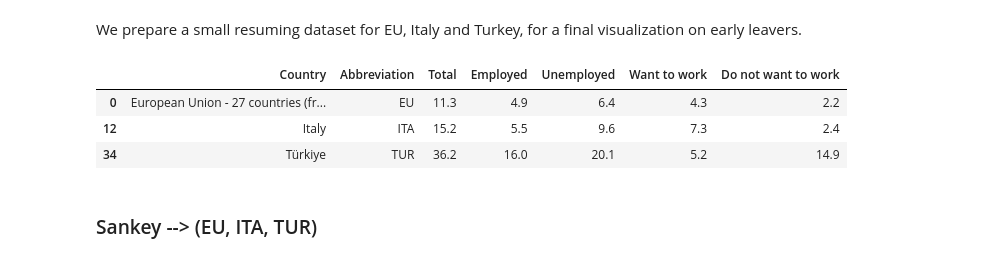
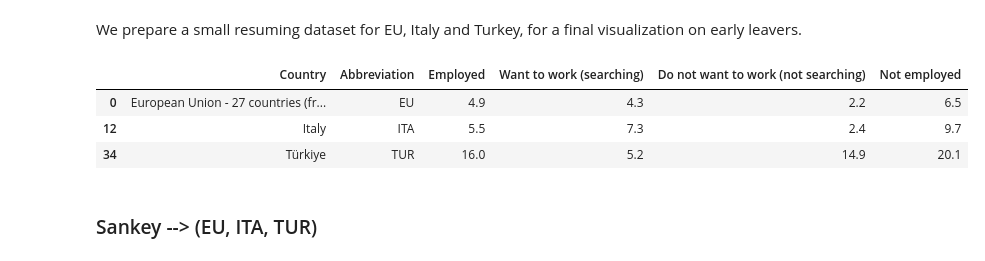
Before and after one commit to VittorioBartolomeoSecondin/DVISProject-CAValli_Team, a Jupyter notebook: Preprocessing_story2.ipynb, the cells around one changed output. Drawn from its saved outputs; the diff is of its cells as text; code cells hidden in the pictures.

```diff
--- a/Preprocessing_story2.ipynb
+++ b/Preprocessing_story2.ipynb
@@ -692,32 +692,26 @@ for year in years:
 # %% [markdown]
 We prepare a small resuming dataset for EU, Italy and Turkey, for a final visualization on early leavers.
 # %%
-early_leavers_sheets[f'early_leavers_sheet1']['Total'] = round(early_leavers_sheets[f'early_leavers_sheet1'].iloc[:, 1:15].mean(axis = 1), 1)
-total_df = early_leavers_sheets[f'early_leavers_sheet1'][['Country', 'Abbreviation', 'Total']]
-
 early_leavers_sheets[f'early_leavers_sheet2']['Employed'] = round(early_leavers_sheets[f'early_leavers_sheet2'].iloc[:, 1:15].mean(axis = 1), 1)
 employed_df = early_leavers_sheets[f'early_leavers_sheet2'][['Country', 'Abbreviation', 'Employed']]
 
-early_leavers_sheets[f'early_leavers_sheet3']['Unemployed'] = round(early_leavers_sheets[f'early_leavers_sheet3'].iloc[:, 1:15].mean(axis = 1), 1)
-unemployed_df = early_leavers_sheets[f'early_leavers_sheet3'][['Country', 'Abbreviation', 'Unemployed']]
+early_leavers_sheets[f'early_leavers_sheet4']['Want to work (searching)'] = round(early_leavers_sheets[f'early_leavers_sheet4'].iloc[:, 1:15].mean(axis = 1), 1)
+want_to_work_df = early_leavers_sheets[f'early_leavers_sheet4'][['Country', 'Abbreviation', 'Want to work (searching)']]
 
-early_leavers_sheets[f'early_leavers_sheet4']['Want to work'] = round(early_leavers_sheets[f'early_leavers_sheet4'].iloc[:, 1:15].mean(axis = 1), 1)
-want_to_work_df = early_leavers_sheets[f'early_leavers_sheet4'][['Country', 'Abbreviation', 'Want to work']]
-
-early_leavers_sheets[f'early_leavers_sheet5']['Do not want to work'] = round(early_leavers_sheets[f'early_leavers_sheet5'].iloc[:, 1:15].mean(axis = 1), 1)
-do_not_want_to_work_df = early_leavers_sheets[f'early_leavers_sheet5'][['Country', 'Abbreviation', 'Do not want to work']]
+early_leavers_sheets[f'early_leavers_sheet5']['Do not want to work (not searching)'] = round(early_leavers_sheets[f'early_leavers_sheet5'].iloc[:, 1:15].mean(axis = 1), 1)
+do_not_want_to_work_df = early_leavers_sheets[f'early_leavers_sheet5'][['Country', 'Abbreviation', 'Do not want to work (not searching)']]
 # %%
-pyramid_df = pd.merge(total_df, employed_df, on = ['Country', 'Abbreviation'], how = 'inner') \
-               .merge(unemployed_df, on = ['Country', 'Abbreviation'], how = 'inner') \
-               .merge(want_to_work_df, on = ['Country', 'Abbreviation'], how = 'inner') \
+pyramid_df = pd.merge(employed_df, want_to_work_df, on = ['Country', 'Abbreviation'], how = 'inner') \
                .merge(do_not_want_to_work_df, on = ['Country', 'Abbreviation'], how = 'inner')
 # %%
 pyramid_recap_df = pyramid_df[pyramid_df['Abbreviation'].isin(['ITA', 'TUR', 'EU'])]
+pyramid_recap_df = pyramid_recap_df.copy() ### To avoid warning
+pyramid_recap_df['Not employed'] = pyramid_recap_df['Want to work (searching)'] + pyramid_recap_df['Do not want to work (not searching)']
 pyramid_recap_df
 # %% [output]
-|  | Country | Abbreviation | Total | Employed | Unemployed | Want to work | Do not want to work |
-| 0 | European Union - 27 countries (fr... | EU | 11.3 | 4.9 | 6.4 | 4.3 | 2.2 |
-| 12 | Italy | ITA | 15.2 | 5.5 | 9.6 | 7.3 | 2.4 |
-| 34 | Türkiye | TUR | 36.2 | 16.0 | 20.1 | 5.2 | 14.9 |
+|  | Country | Abbreviation | Employed | Want to work (searching) | Do not want to work (not searching) | Not employed |
+| 0 | European Union - 27 countries (fr... | EU | 4.9 | 4.3 | 2.2 | 6.5 |
+| 12 | Italy | ITA | 5.5 | 7.3 | 2.4 | 9.7 |
+| 34 | Türkiye | TUR | 16.0 | 5.2 | 14.9 | 20.1 |
 # %% [markdown]
 ### Sankey --> (EU, ITA, TUR)
```
Also changed, not shown: parts of 1 cell of this notebook.
